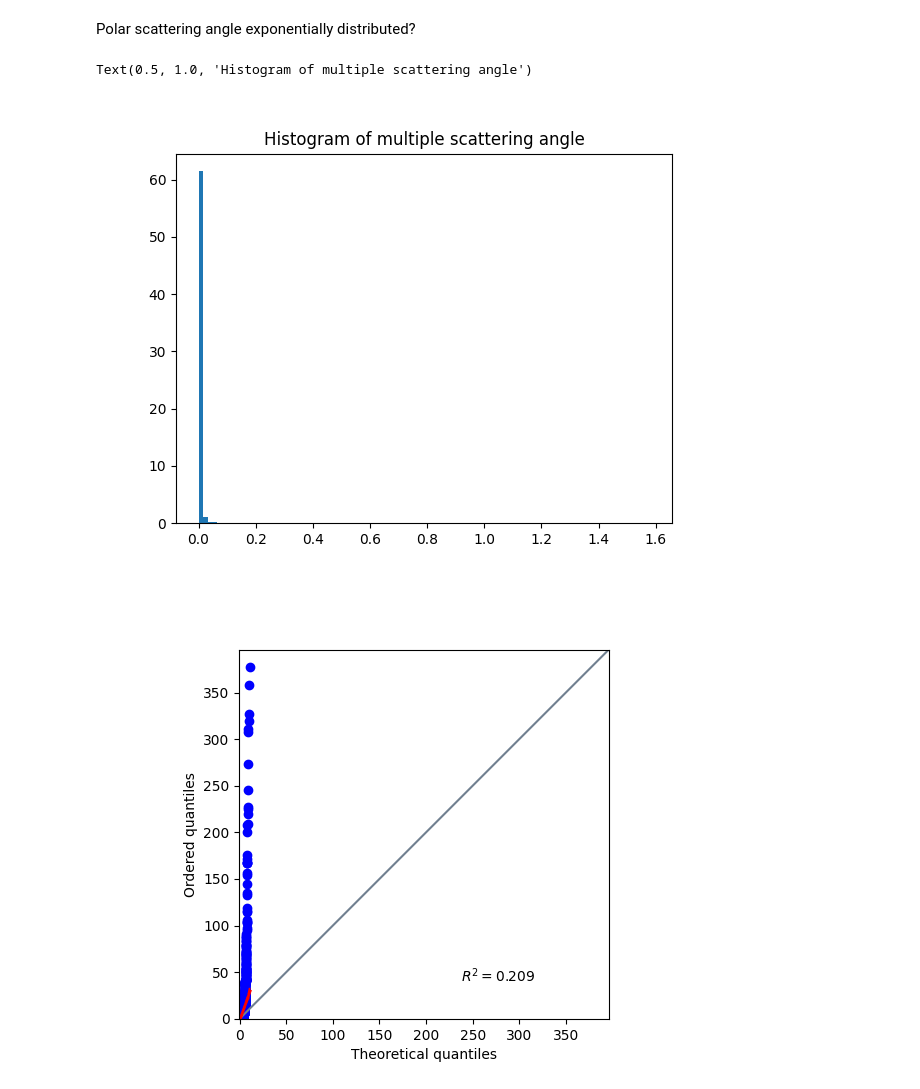
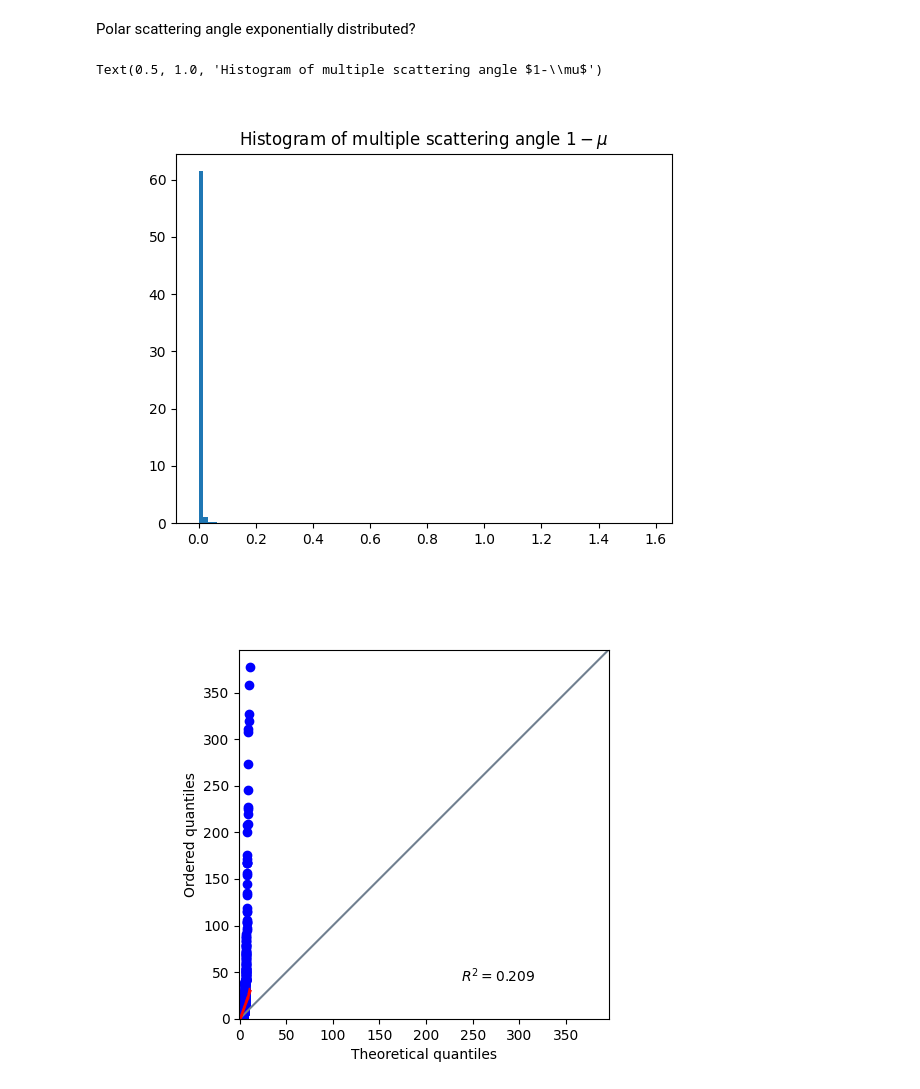
Before and after one commit to KlaasWillems/electronTransportCode, a Jupyter notebook: ms/velocityDist.ipynb, the cells around one changed output. Saved outputs shown, nothing was run; the diff lists cells and outputs as text; code cells hidden in the pictures.

Commit message:
Updated figures

```diff
--- a/ms/velocityDist.ipynb
+++ b/ms/velocityDist.ipynb
@@ -121,11 +121,11 @@ Polar scattering angle exponentially distributed?
 # %%
 index = 0
 fig, ax = plt.subplots(1, 1)
 _ = ax.hist(1-costMS[index, :], bins = 100, density=True)
-ax.set_title('Histogram of multiple scattering angle')
+ax.set_title('Histogram of multiple scattering angle $1-\mu$')
 # %% [output]
-Text(0.5, 1.0, 'Histogram of multiple scattering angle')
+Text(0.5, 1.0, 'Histogram of multiple scattering angle $1-\\mu$')
-[figure, old version]
+[figure, new version]
 # %%
 fig, ax = plt.subplots(1, 1)
 ax = pg.qqplot(np.sort(1-costMS[index, :]), dist='expon', ax=ax)
```
Also changed, not shown: parts of 9 cells of this notebook.
